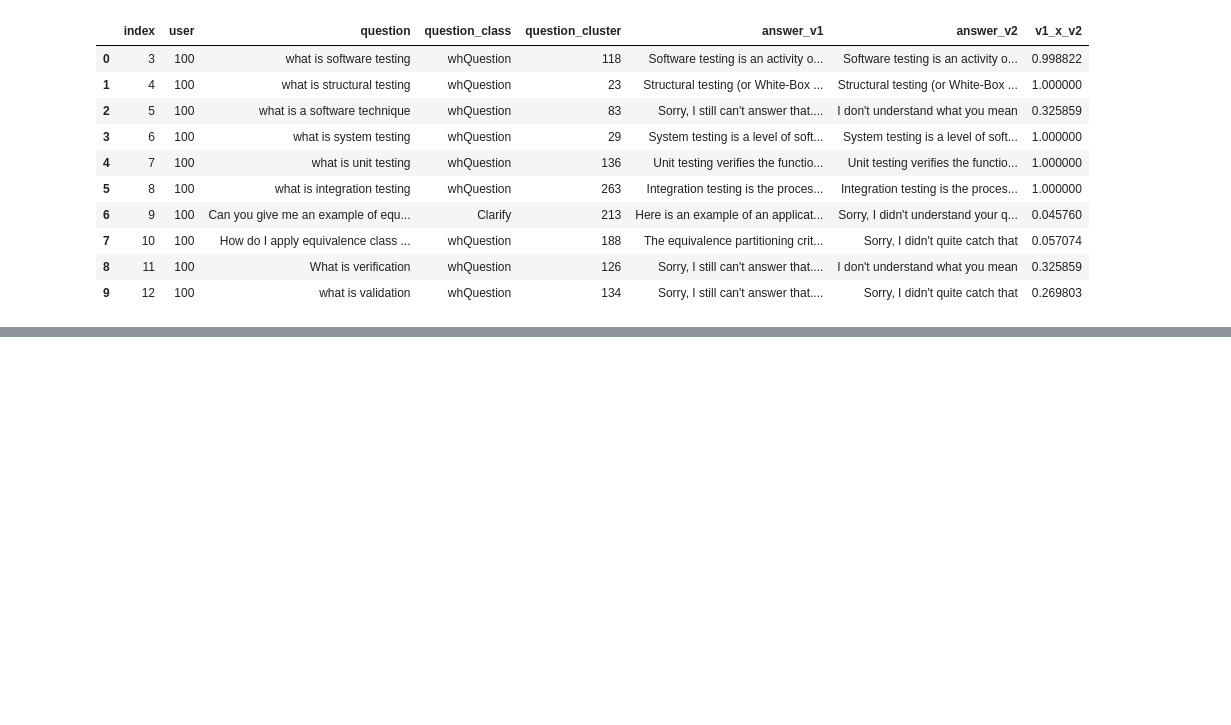
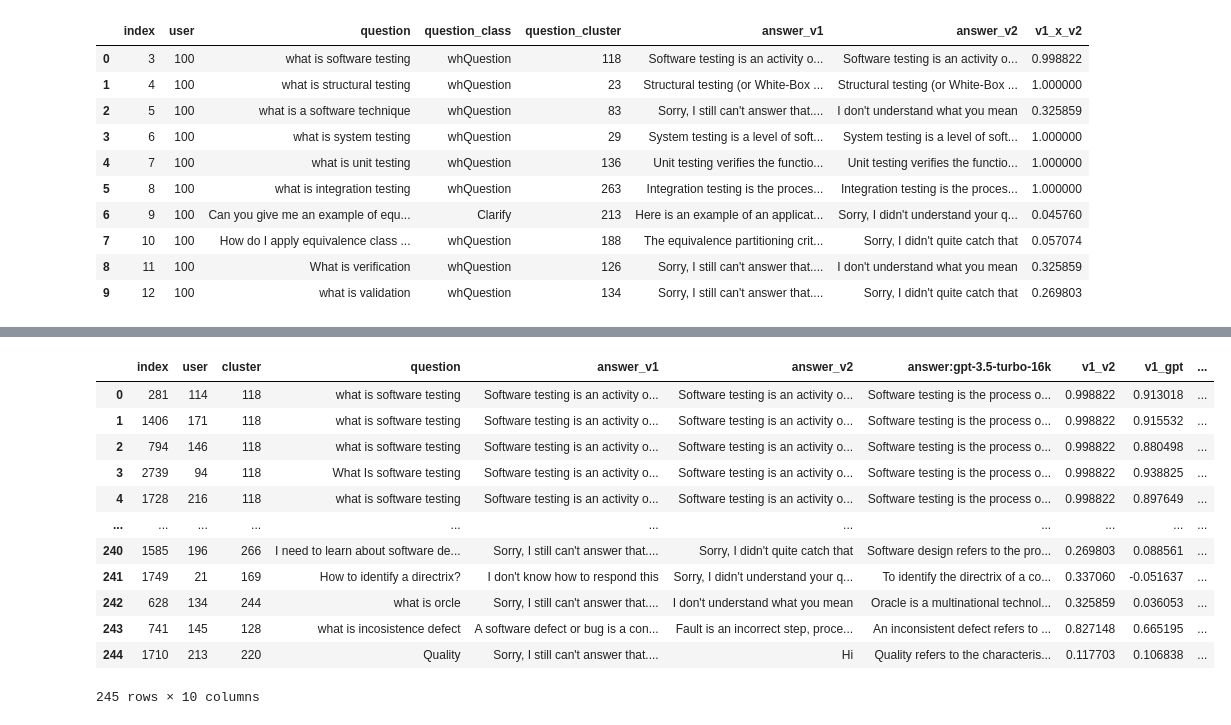
Before and after one commit to lazaromenezes/tob-stt-chat-gpt-analysis, a Jupyter notebook: logs/1.07_gpt_similarity_analysis.ipynb, the cells around one changed output, grey strips where cells are left out. Cells and saved outputs as stored; diff of their text form; code cells hidden in the pictures; blank space fills up the shorter version.

```diff
--- a/logs/1.07_gpt_similarity_analysis.ipynb
+++ b/logs/1.07_gpt_similarity_analysis.ipynb
@@ -105,0 +88,3 @@ tob_data
+# %%
+merged = merged.rename({'question_x': 'question'}, axis=1)
+merged
@@ -105,0 +105,16 @@ tob_data
+# %%
+from sentence_transformers import SentenceTransformer, util
+
+encoder = SentenceTransformer('all-mpnet-base-v2')
+
+def compare_answers(base, other):
+    base_embedings = encoder.encode(base)
+    other_embedings = encoder.encode(other)
+
+    cosine_similarity = util.cos_sim(base_embedings, other_embedings)
+
+    return cosine_similarity.item()
+# %%
+merged['v1_v2'] = merged.apply(lambda r: compare_answers(r['answer_v1'], r['answer_v2']), axis=1)
+
+merged
@@ -105,0 +135,4 @@ tob_data
+# %%
+merged['v1_gpt'] = merged.apply(lambda r: compare_answers(r['answer_v1'], r['answer:gpt-3.5-turbo-16k']), axis=1)
+
+merged
@@ -105,0 +153,18 @@ tob_data
+# %%
+merged['v2_gpt'] = merged.apply(lambda r: compare_answers(r['answer_v2'], r['answer:gpt-3.5-turbo-16k']), axis=1)
+
+merged
+# %% [output]
+|  | index | user | cluster | question | answer_v1 | answer_v2 | answer:gpt-3.5-turbo-16k | v1_v2 | v1_gpt | ... |
+| 0 | 281 | 114 | 118 | what is software testing | Software testing is an activity o... | Software testing is an activity o... | Software testing is the process o... | 0.998822 | 0.913018 | ... |
+| 1 | 1406 | 171 | 118 | what is software testing | Software testing is an activity o... | Software testing is an activity o... | Software testing is the process o... | 0.998822 | 0.915532 | ... |
+| 2 | 794 | 146 | 118 | what is software testing | Software testing is an activity o... | Software testing is an activity o... | Software testing is the process o... | 0.998822 | 0.880498 | ... |
+| 3 | 2739 | 94 | 118 | What Is software testing | Software testing is an activity o... | Software testing is an activity o... | Software testing is the process o... | 0.998822 | 0.938825 | ... |
+| 4 | 1728 | 216 | 118 | what is software testing | Software testing is an activity o... | Software testing is an activity o... | Software testing is the process o... | 0.998822 | 0.897649 | ... |
+| ... | ... | ... | ... | ... | ... | ... | ... | ... | ... | ... |
+| 240 | 1585 | 196 | 266 | I need to learn about software de... | Sorry, I still can't answer that.... | Sorry, I didn't quite catch that | Software design refers to the pro... | 0.269803 | 0.088561 | ... |
+| 241 | 1749 | 21 | 169 | How to identify a directrix? | I don't know how to respond this | Sorry, I didn't understand your q... | To identify the directrix of a co... | 0.337060 | -0.051637 | ... |
+| 242 | 628 | 134 | 244 | what is orcle | Sorry, I still can't answer that.... | I don't understand what you mean | Oracle is a multinational technol... | 0.325859 | 0.036053 | ... |
+| 243 | 741 | 145 | 128 | what is incosistence defect | A software defect or bug is a con... | Fault is an incorrect step, proce... | An inconsistent defect refers to ... | 0.827148 | 0.665195 | ... |
+| 244 | 1710 | 213 | 220 | Quality | Sorry, I still can't answer that.... | Hi | Quality refers to the characteris... | 0.117703 | 0.106838 | ... |
+245 rows × 10 columns
```
Also changed, not shown: parts of 24 cells of this notebook, 10 other files.
